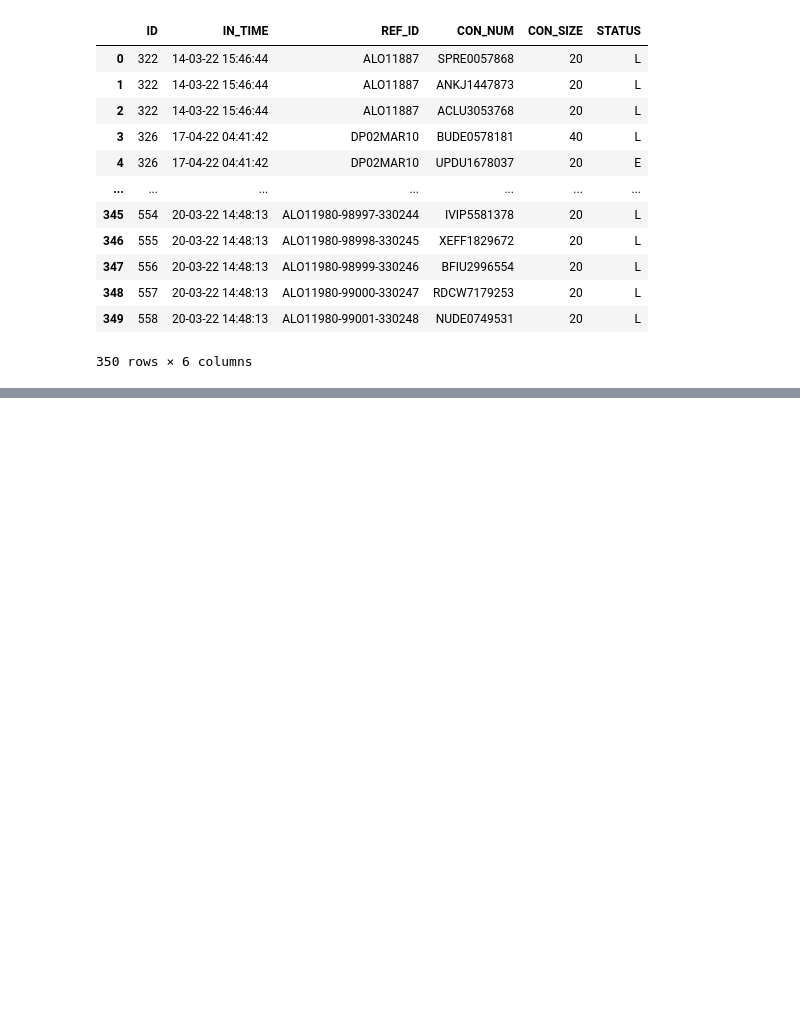
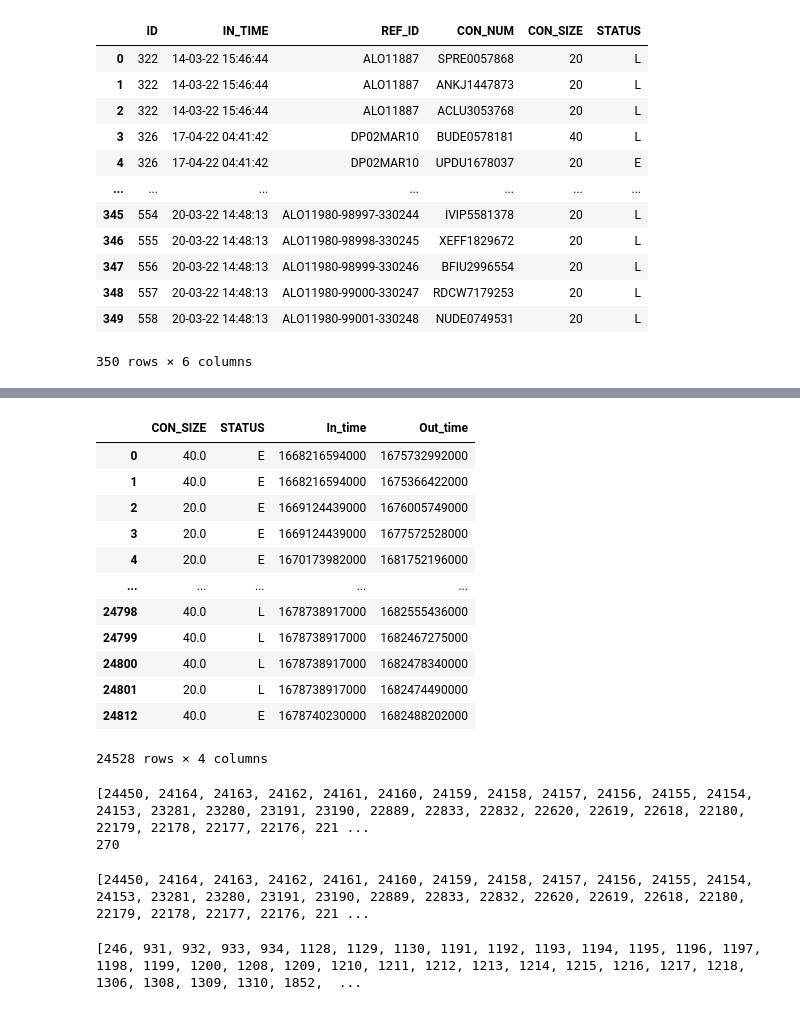
Before and after one commit to KunjDetroja/Efficient_Container_Placement_System, a Jupyter notebook: Out_Time_Prediction.ipynb, the cells around one changed output, grey strips where cells are left out. Cells and saved outputs as stored; diff of their text form; code cells hidden in the pictures; blank space fills up the shorter version.

```diff
--- a/Out_Time_Prediction.ipynb
+++ b/Out_Time_Prediction.ipynb
@@ -178,0 +271,26 @@ Date and Time: 2022-09-14 09:38:10
+# %%
+df.drop(labels=1)
+# %% [output]
+|  | CON_SIZE | STATUS | In_time | Out_time |
+| 0 | 40.0 | E | 1668216594000 | 1675732992000 |
+| 1 | 40.0 | E | 1668216594000 | 1675366422000 |
+| 2 | 20.0 | E | 1669124439000 | 1676005749000 |
+| 3 | 20.0 | E | 1669124439000 | 1677572528000 |
+| 4 | 20.0 | E | 1670173982000 | 1681752196000 |
+| ... | ... | ... | ... | ... |
+| 24798 | 40.0 | L | 1678738917000 | 1682555436000 |
+| 24799 | 40.0 | L | 1678738917000 | 1682467275000 |
+| 24800 | 40.0 | L | 1678738917000 | 1682478340000 |
+| 24801 | 20.0 | L | 1678738917000 | 1682474490000 |
+| 24812 | 40.0 | E | 1678740230000 | 1682488202000 |
+24528 rows × 4 columns
+# %%
+listre = err[::-1]
+print(listre)
+print(len(listre))
+x = 99160
+if x in listre:
+    print('hy')
+# %% [output]
+[24450, 24164, 24163, 24162, 24161, 24160, 24159, 24158, 24157, 24156, 24155, 24154, 24153, 23281, 23280, 23191, 23190, 22889, 22833, 22832, 22620, 22619, 22618, 22180, 22179, 22178, 22177, 22176, 221 ...
+270
@@ -178,0 +306,8 @@ Date and Time: 2022-09-14 09:38:10
+# %%
+print(listre)
+# %% [output]
+[24450, 24164, 24163, 24162, 24161, 24160, 24159, 24158, 24157, 24156, 24155, 24154, 24153, 23281, 23280, 23191, 23190, 22889, 22833, 22832, 22620, 22619, 22618, 22180, 22179, 22178, 22177, 22176, 221 ...
+# %%
+print(mer)
+# %% [output]
+[246, 931, 932, 933, 934, 1128, 1129, 1130, 1191, 1192, 1193, 1194, 1195, 1196, 1197, 1198, 1199, 1200, 1208, 1209, 1210, 1211, 1212, 1213, 1214, 1215, 1216, 1217, 1218, 1306, 1308, 1309, 1310, 1852,  ...
```
Also changed, not shown: parts of 27 cells of this notebook, 2 other files.
